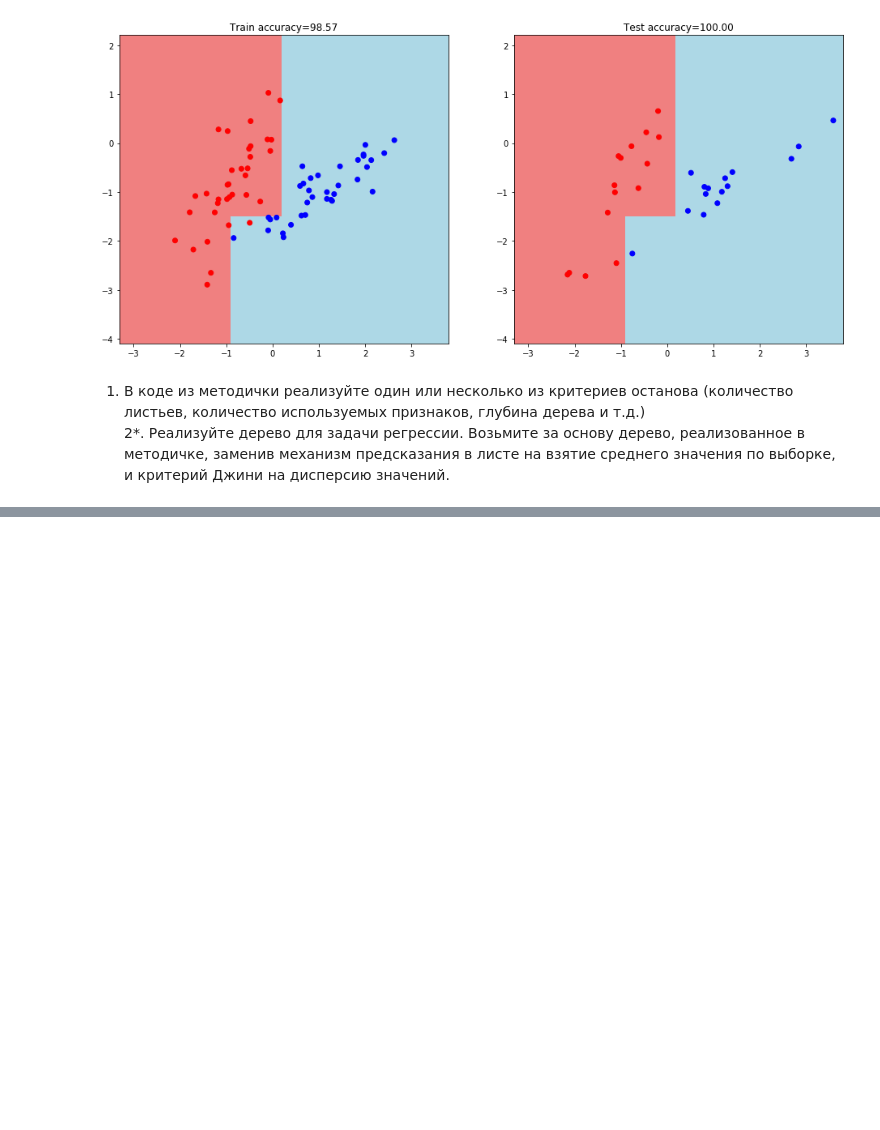
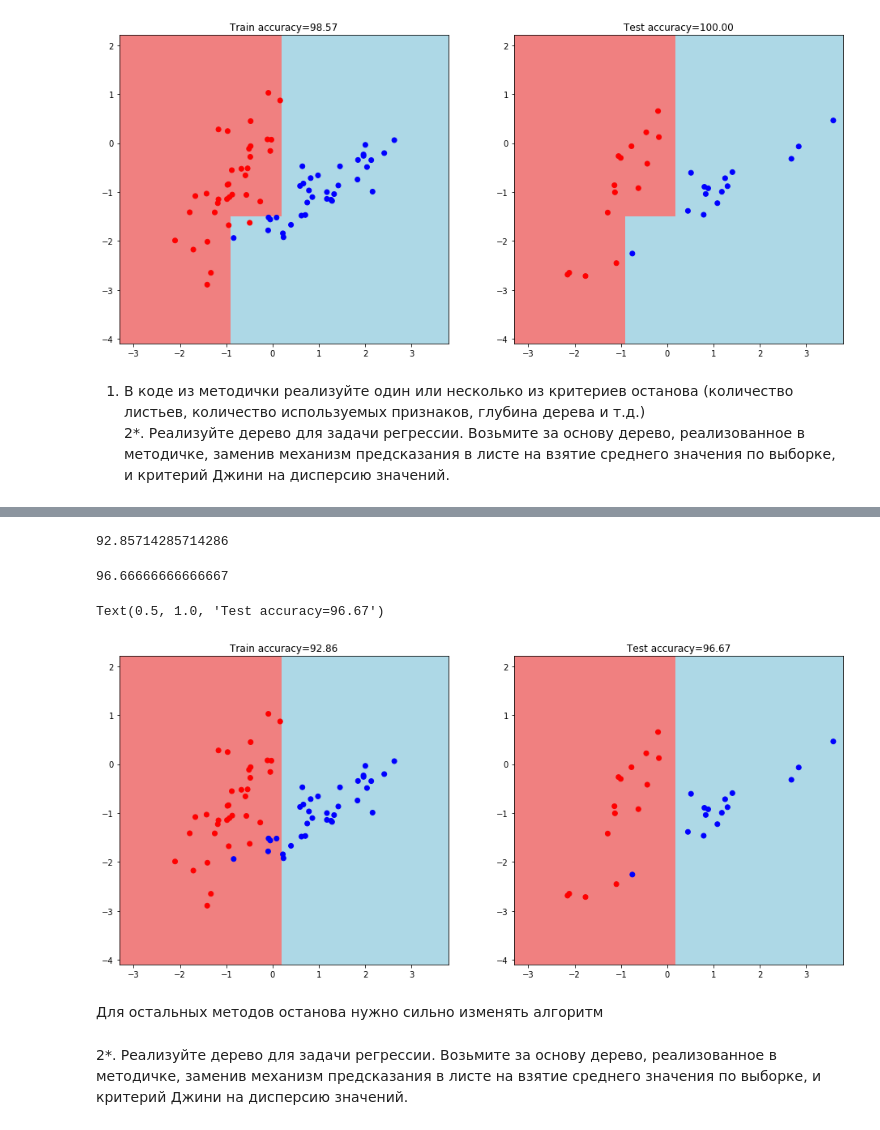
Before and after one commit to Aleksei741/Python_Lesson, a Jupyter notebook: Алгоритмы анализа данных/Lesson_4/HW4.ipynb, the cells around one changed output, grey strips where cells are left out. Drawn from its saved outputs; the diff is of its cells as text; code cells hidden in the pictures; blank space fills up the shorter version.

```diff
--- a/Алгоритмы анализа данных/Lesson_4/HW4.ipynb
+++ b/Алгоритмы анализа данных/Lesson_4/HW4.ipynb
@@ -303,7 +303,7 @@ class Leaf:
         prediction = max(classes, key=classes.get)
         return prediction
 # %%
-def build_tree(data, labels, max_deep=100, deep=0, max_leaf=100, leaf=2):
+def build_tree(data, labels, max_deep=100, deep=0):
 
     quality, t, index = find_best_split(data, labels)
 
@@ -317,9 +317,9 @@ def build_tree(data, labels, max_deep=100, deep=0, max_leaf=100, leaf=2):
     true_branch = build_tree(true_data, true_labels, max_deep=max_deep, deep=deep+1)
     false_branch = build_tree(false_data, false_labels, max_deep=max_deep, deep=deep+1)
 
-    #  Базовый случай - прекращаем рекурсию, когда нет прироста в качества
-    if (quality == 0) or (deep >= max_deep):
-        return Leaf(data, labels)
-
     # Возвращаем класс узла со всеми поддеревьями, то есть целого дерева
-    return Node(index, t, true_branch, false_branch), leaf
+    return Node(index, t, true_branch, false_branch)
+# %%
+# Построим дерево по обучающей выборке
+my_tree = build_tree(train_data, train_labels, max_deep=2)
+print_tree(my_tree)
@@ -325,0 +343,35 @@ def build_tree(data, labels, max_deep=100, deep=0, max_leaf=100, leaf=2):
+# %%
+# Точность на обучающей выборке
+train_accuracy = accuracy_metric(train_labels, train_answers)
+train_accuracy
+# %% [output]
+92.85714285714286
+# %%
+# Точность на тестовой выборке
+test_accuracy = accuracy_metric(test_labels, answers)
+test_accuracy
+# %% [output]
+96.66666666666667
+# %%
+plt.figure(figsize = (16, 7))
+
+# график обучающей выборки
+plt.subplot(1,2,1)
+xx, yy = get_meshgrid(train_data)
+mesh_predictions = np.array(predict(np.c_[xx.ravel(), yy.ravel()], my_tree)).reshape(xx.shape)
+plt.pcolormesh(xx, yy, mesh_predictions, cmap = light_colors)
+plt.scatter(train_data[:, 0], train_data[:, 1], c = train_labels, cmap = colors)
+plt.title(f'Train accuracy={train_accuracy:.2f}')
+
+# график тестовой выборки
+plt.subplot(1,2,2)
+plt.pcolormesh(xx, yy, mesh_predictions, cmap = light_colors)
+plt.scatter(test_data[:, 0], test_data[:, 1], c = test_labels, cmap = colors)
+plt.title(f'Test accuracy={test_accuracy:.2f}')
+# %% [output]
+Text(0.5, 1.0, 'Test accuracy=96.67')
+[figure, added]
+# %% [markdown]
+Для остальных методов останова нужно сильно изменять алгоритм
+# %% [markdown]
+2*. Реализуйте дерево для задачи регрессии. Возьмите за основу дерево, реализованное в методичке, заменив механизм предсказания в листе на взятие среднего значения по выборке, и критерий Джини на дисперсию значений.
```
Also changed, not shown: parts of 2 cells of this notebook.
